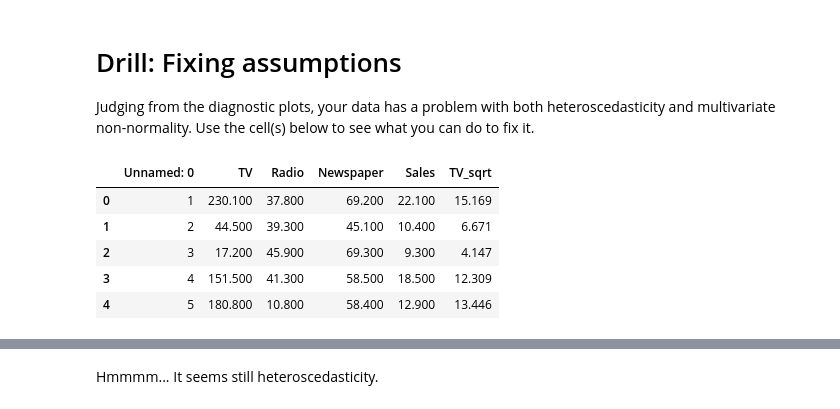
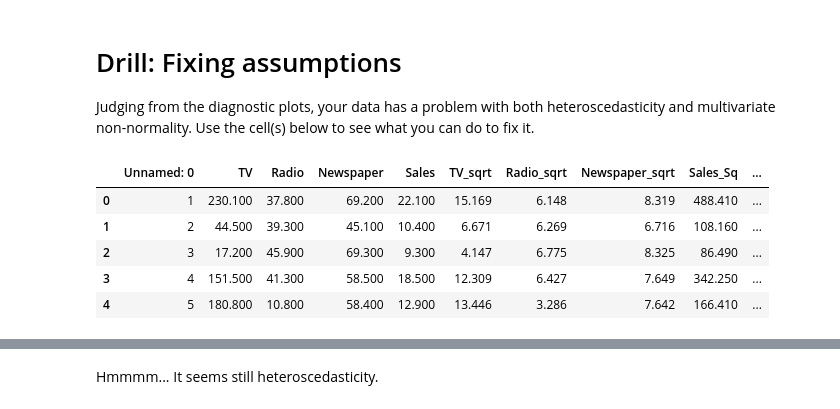
Before and after one commit to LegendaryKim/Thinkful_DSBootCamp, a Jupyter notebook: Drill_2_4_3_Fixing_assumptions.ipynb, the cells around one changed output, grey strips where cells are left out. Cells and saved outputs as stored; diff of their text form; code cells hidden in the pictures.

```diff
--- a/Drill_2_4_3_Fixing_assumptions.ipynb
+++ b/Drill_2_4_3_Fixing_assumptions.ipynb
@@ -119,13 +119,20 @@ display(correlation_matrix)
 # Drill: Fixing assumptions
 
 Judging from the diagnostic plots, your data has a problem with both heteroscedasticity and multivariate non-normality. Use the cell(s) below to see what you can do to fix it.
-# %%
-data['TV_sqrt'] = np.sqrt(data['TV'])
-data.head()
-# %% [output]
-|  | Unnamed: 0 | TV | Radio | Newspaper | Sales | TV_sqrt |
-| 0 | 1 | 230.100 | 37.800 | 69.200 | 22.100 | 15.169 |
-| 1 | 2 | 44.500 | 39.300 | 45.100 | 10.400 | 6.671 |
-| 2 | 3 | 17.200 | 45.900 | 69.300 | 9.300 | 4.147 |
-| 3 | 4 | 151.500 | 41.300 | 58.500 | 18.500 | 12.309 |
-| 4 | 5 | 180.800 | 10.800 | 58.400 | 12.900 | 13.446 |
+# %%
+data['TV_sqrt'] = np.sqrt(data['TV'])
+data['Radio_sqrt'] = np.sqrt(data['Radio'])
+data['Newspaper_sqrt'] = np.sqrt(data['Newspaper'])
+
+data['Sales_Sqrt'] = np.sqrt(data['Sales'])
+data['Sales_Sq'] = data['Sales'] ** 2
+data['Sales_Log'] = np.log(data['Sales'])
+
+data.head()
+# %% [output]
+|  | Unnamed: 0 | TV | Radio | Newspaper | Sales | TV_sqrt | Radio_sqrt | Newspaper_sqrt | Sales_Sq | ... |
+| 0 | 1 | 230.100 | 37.800 | 69.200 | 22.100 | 15.169 | 6.148 | 8.319 | 488.410 | ... |
+| 1 | 2 | 44.500 | 39.300 | 45.100 | 10.400 | 6.671 | 6.269 | 6.716 | 108.160 | ... |
+| 2 | 3 | 17.200 | 45.900 | 69.300 | 9.300 | 4.147 | 6.775 | 8.325 | 86.490 | ... |
+| 3 | 4 | 151.500 | 41.300 | 58.500 | 18.500 | 12.309 | 6.427 | 7.649 | 342.250 | ... |
+| 4 | 5 | 180.800 | 10.800 | 58.400 | 12.900 | 13.446 | 3.286 | 7.642 | 166.410 | ... |
```
Also changed, not shown: parts of 6 cells of this notebook.
